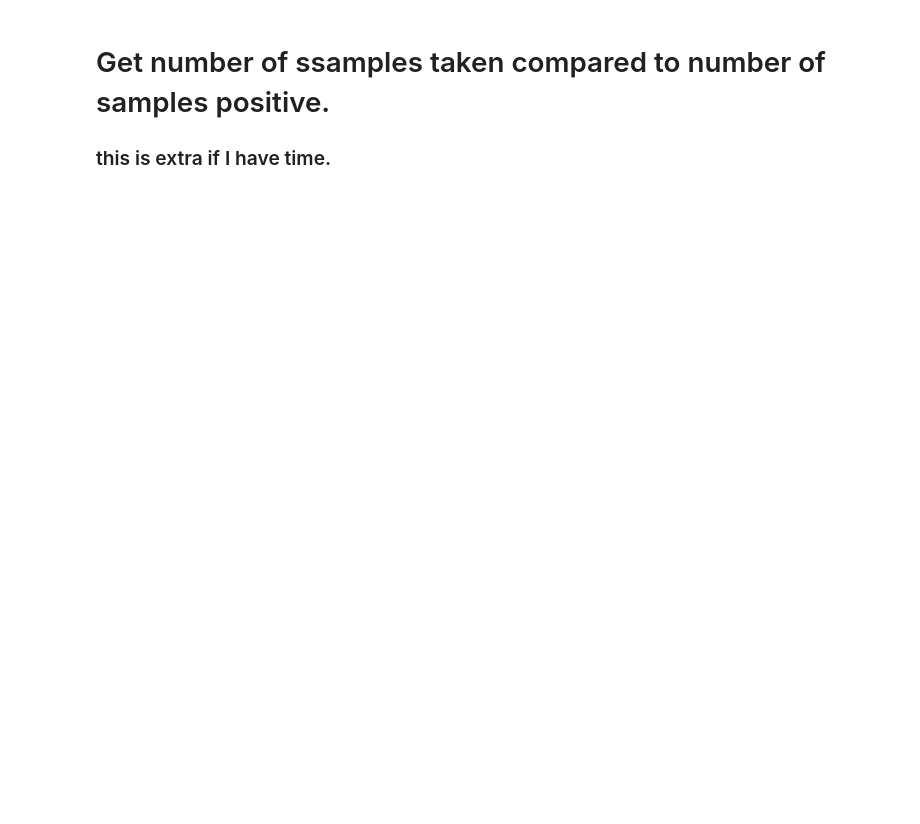
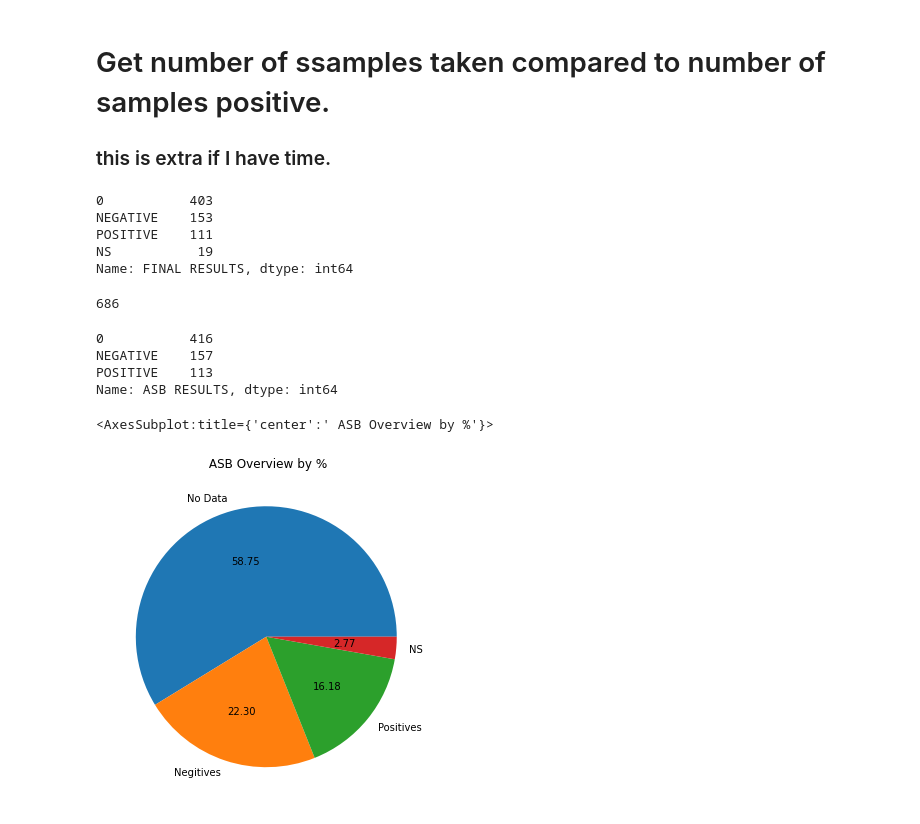
Before and after one commit to Jtrahan88/Portfolio, a Jupyter notebook: Fire Projects/North and Central Dixie Fire/Central Dixie/Central Dixie Fire-ASB Audit.ipynb, the cells around one changed output. Cells and saved outputs as stored; diff of their text form; code cells hidden in the pictures; blank space fills up the shorter version.

```diff
--- a/Fire Projects/North and Central Dixie Fire/Central Dixie/Central Dixie Fire-ASB Audit.ipynb
+++ b/Fire Projects/North and Central Dixie Fire/Central Dixie/Central Dixie Fire-ASB Audit.ipynb
@@ -228,0 +295,3 @@ final.to_excel("Central Dixie ASB Audit.xlsx")
+# %%
+final.insert(final.columns.get_loc('TIP INSPECTION_TF')+1, "Chimney Tip dates-M",
+            final.apply(compare_cols, comp1="CHIMNEY TIP DATE_SS", comp2="CHIMNEY TIP DATE_ASB", comp3="TIP INSPECTION_TF", axis=1))
@@ -228,0 +300,4 @@ final.to_excel("Central Dixie ASB Audit.xlsx")
+# %%
+final.insert(final.columns.get_loc('ABATEMENT END_TF')+1, "ASB ABATEMENT Date-M",
+            final.apply(compare_cols,
+                        comp1="ASB ABATEMENT", comp2="ASBESTOS ABATEMENT COMPLETED DATE", comp3="ABATEMENT END_TF", axis=1))
@@ -228,0 +306,3 @@ final.to_excel("Central Dixie ASB Audit.xlsx")
+# %%
+final.insert(final.columns.get_loc('WALLS')+1, "Neshap Wall-M",
+            final.apply(compare_cols, comp1="NESHAP WALLS_SS", comp2="NESHAP WALLS_ASB", comp3="WALLS", axis=1))
@@ -228,0 +311,7 @@ final.to_excel("Central Dixie ASB Audit.xlsx")
+# %%
+# # set match columns to a certain color:
+# # SYNTAX - df.style.set_properties(**{'background-color': 'color wanted'}, subset=["Col A", 'Col b', 'etc.'])
+
+df_style = final.style.set_properties(**{'background-color': '#ffffb3'},
+                           subset=['Date Collected - M',"Neshap Wall-M","ASB ABATEMENT Date-M",
+                                  "Chimney Tip dates-M",'Has Chimney-M', "Final Results-M","Total Samples Collected Counts-M"], inplace=True)
@@ -235,0 +327,30 @@ final.to_excel("Central Dixie ASB Audit.xlsx")
+# %%
+final['FINAL RESULTS'].value_counts()
+# %% [output]
+0           403
+NEGATIVE    153
+POSITIVE    111
+NS           19
+Name: FINAL RESULTS, dtype: int64
+# %%
+final['FINAL RESULTS'].value_counts().sum()
+# %% [output]
+686
+# %%
+final['ASB RESULTS'].value_counts()
+# %% [output]
+0           416
+NEGATIVE    157
+POSITIVE    113
+Name: ASB RESULTS, dtype: int64
+# %%
+final[['FINAL RESULTS']].value_counts().plot(kind='pie',
+                                           labels=['No Data', "Negitives", "Positives", "NS"],
+                                          autopct='%.2f',
+                                           fontsize=10,
+                                          figsize=(6,6),
+                                           title=' ASB Overview by %',
+                                            ylabel="")
+# %% [output]
+<AxesSubplot:title={'center':' ASB Overview by %'}>
+[figure, added]
```
Also changed, not shown: parts of 53 cells of this notebook.
